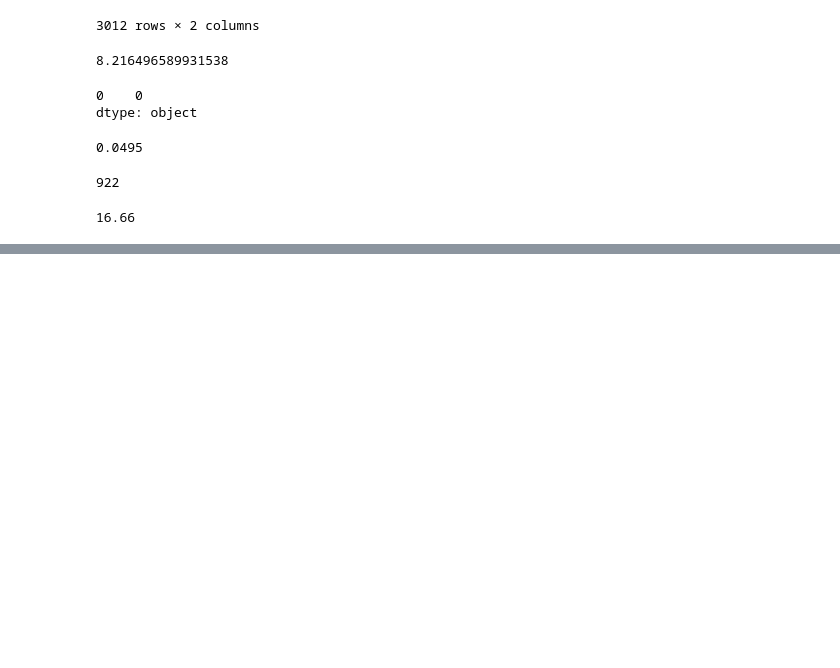
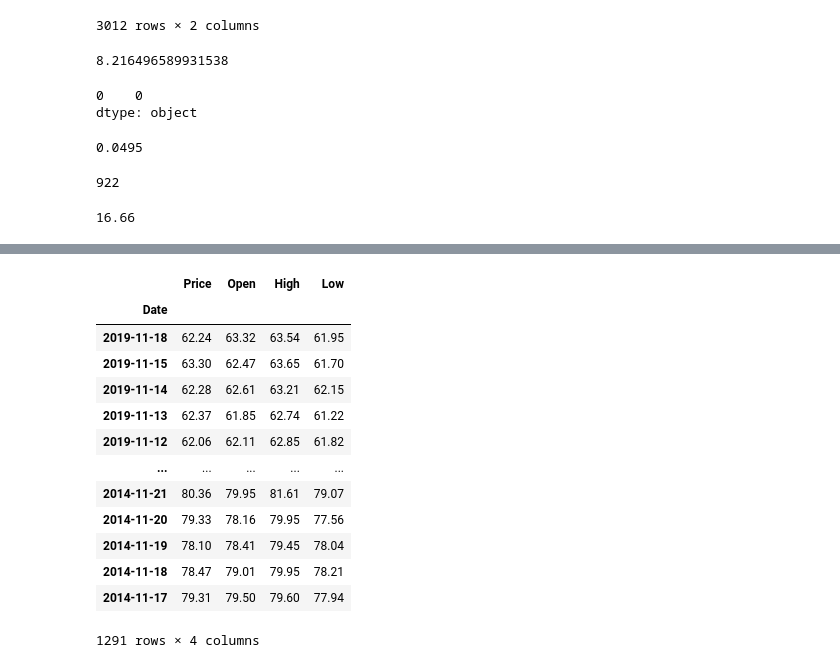
Before and after one commit to Kiran-Sawant/Python_learning_curve, a Jupyter notebook: Modules/pandas/experiment.ipynb, the cells around one changed output, grey strips where cells are left out. Drawn from its saved outputs; the diff is of its cells as text; code cells hidden in the pictures; blank space fills up the shorter version.

```diff
--- a/Modules/pandas/experiment.ipynb
+++ b/Modules/pandas/experiment.ipynb
@@ -136,0 +159,17 @@ df['%Change'][922]
+# %%
+brent.range('A3:E1294').options(pd.DataFrame, header=1).value
+# %% [output]
+|  | Price | Open | High | Low |
+| Date |  |  |  |  |
+| 2019-11-18 | 62.24 | 63.32 | 63.54 | 61.95 |
+| 2019-11-15 | 63.30 | 62.47 | 63.65 | 61.70 |
+| 2019-11-14 | 62.28 | 62.61 | 63.21 | 62.15 |
+| 2019-11-13 | 62.37 | 61.85 | 62.74 | 61.22 |
+| 2019-11-12 | 62.06 | 62.11 | 62.85 | 61.82 |
+| ... | ... | ... | ... | ... |
+| 2014-11-21 | 80.36 | 79.95 | 81.61 | 79.07 |
+| 2014-11-20 | 79.33 | 78.16 | 79.95 | 77.56 |
+| 2014-11-19 | 78.10 | 78.41 | 79.45 | 78.04 |
+| 2014-11-18 | 78.47 | 79.01 | 79.95 | 78.21 |
+| 2014-11-17 | 79.31 | 79.50 | 79.60 | 77.94 |
+1291 rows × 4 columns
```
Also changed, not shown: parts of 18 cells of this notebook.
